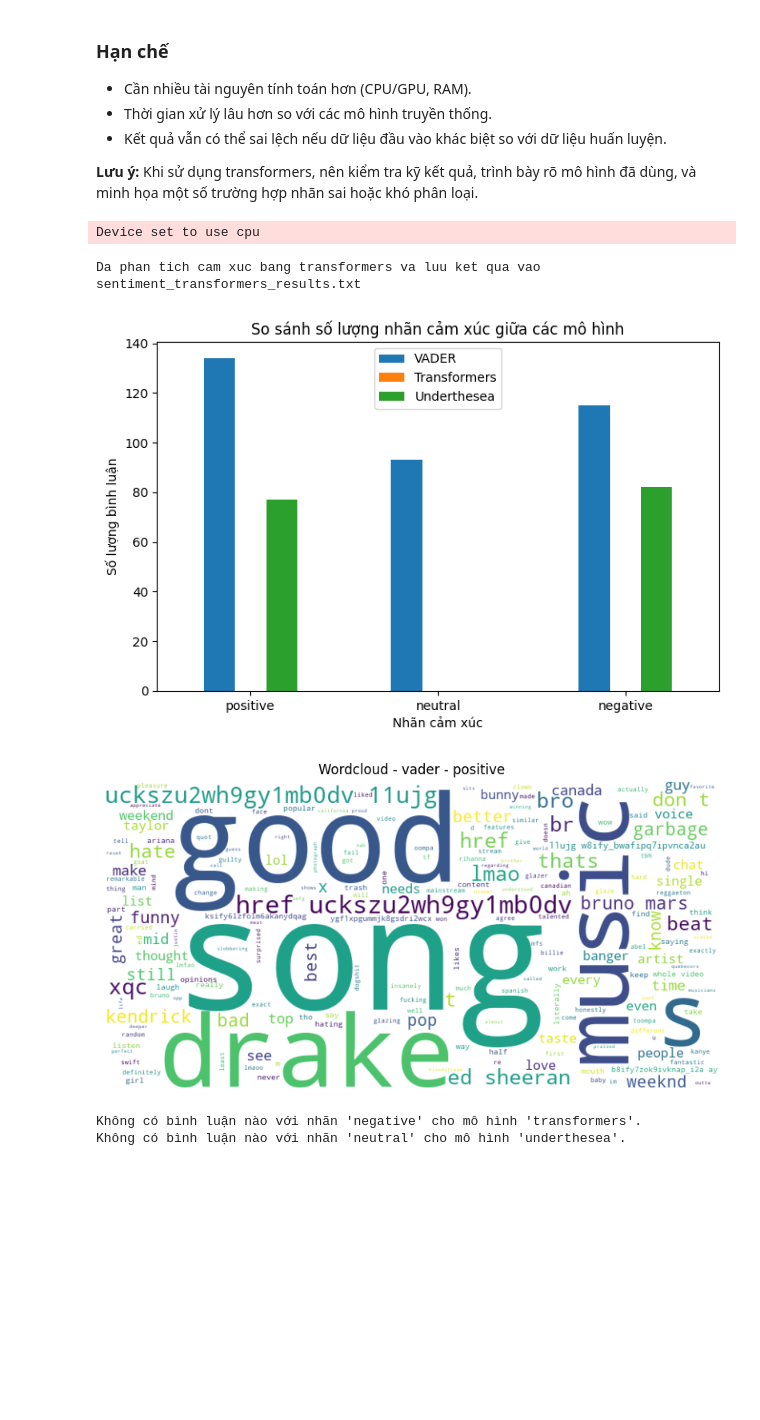
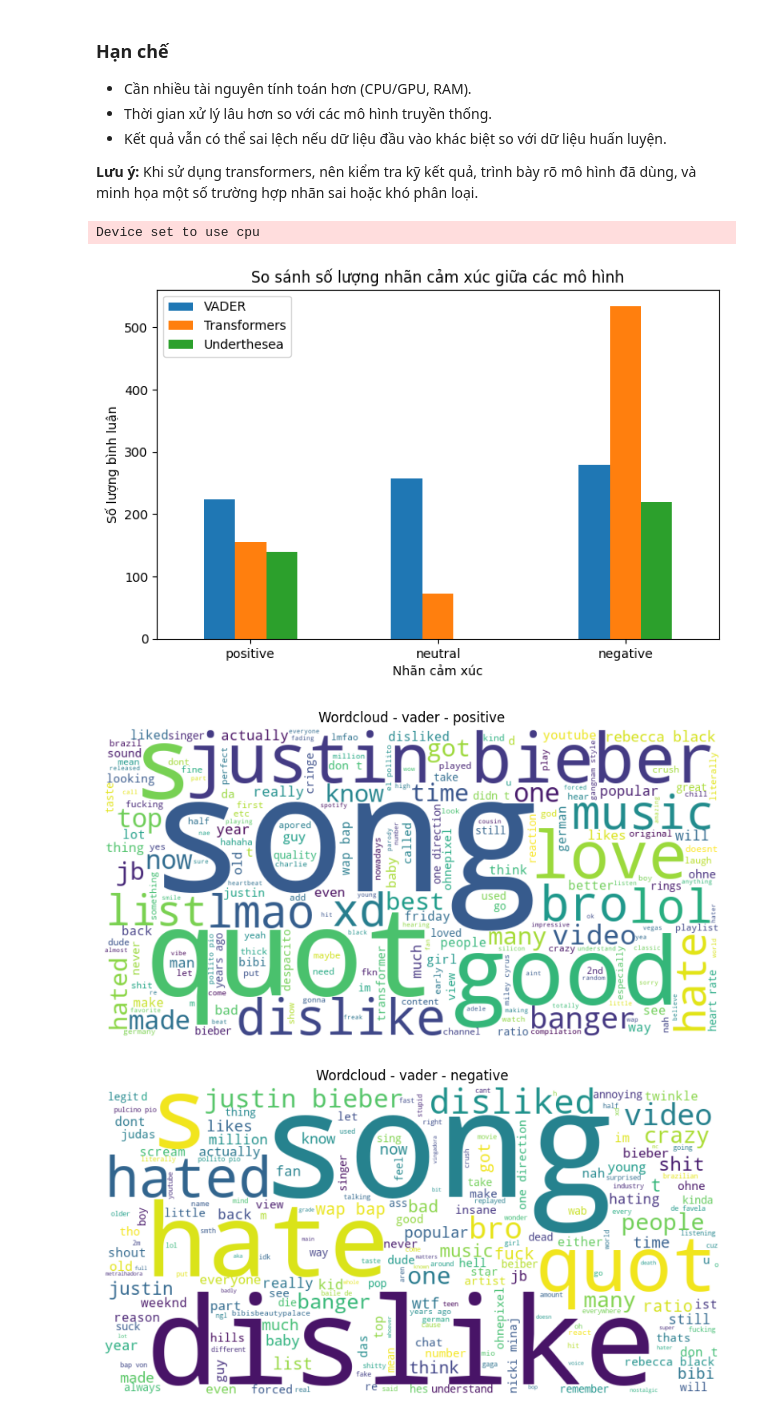
Before and after one commit to cuongiu2009/youtube_sentiment, a Jupyter notebook: youtube_sentiment.ipynb, the cells around one changed output. Drawn from its saved outputs; the diff is of its cells as text; code cells hidden in the pictures; blank space fills up the shorter version.

```diff
--- a/youtube_sentiment.ipynb
+++ b/youtube_sentiment.ipynb
@@ -4,7 +4,7 @@ from googleapiclient.discovery import build
 # Thay bằng API key của bạn
 API_KEY = 'AIzaSyCvvU-RLcU3Ypr4iS45xHjYAkGZxY_pvPo'
 # Thay bằng ID video Youtube bạn muốn lấy bình luận
-VIDEO_ID = 'WczjkQ4b0g0'
+VIDEO_ID = 'inye4-009xQ'
 
 def get_youtube_comments(api_key, video_id):
     youtube = build('youtube', 'v3', developerKey=api_key)
@@ -177,7 +180,6 @@ if __name__ == "__main__":
     analyze_sentiment_transformers('cleaned_comments.txt', 'sentiment_transformers_results.txt')
 # %% [output]
 Device set to use cpu
-Da phan tich cam xuc bang transformers va luu ket qua vao sentiment_transformers_results.txt
 # %%
 # Tổng hợp và trực quan hóa kết quả phân tích cảm xúc từ 3 mô hình
 import pandas as pd
@@ -224,37 +226,37 @@ counts = {
     'VADER': [sum(df['vader'] == l) for l in labels],
     'Transformers': [sum(df['transformers'] == l) for l in labels],
     'Underthesea': [sum(df['underthesea'] == l) for l in labels]
 }
 df_counts = pd.DataFrame(counts, index=labels)
 df_counts.plot(kind='bar', figsize=(8,5))
 plt.title('So sánh số lượng nhãn cảm xúc giữa các mô hình')
 plt.ylabel('Số lượng bình luận')
 plt.xlabel('Nhãn cảm xúc')
 plt.xticks(rotation=0)
 plt.show()
 
 # Hàm vẽ wordcloud cho từng nhãn và mô hình
 def plot_wordcloud_by_label(df, model_col, label):
     comments = df[df[model_col] == label]['comment']
     if len(comments) == 0:
         print(f"Không có bình luận nào với nhãn '{label}' cho mô hình '{model_col}'.")
         return
     text = ' '.join(comments)
     wordcloud = WordCloud(width=800, height=400, background_color='white', colormap='viridis').generate(text)
     plt.figure(figsize=(10, 5))
     plt.imshow(wordcloud, interpolation='bilinear')
     plt.axis('off')
     plt.title(f'Wordcloud - {model_col} - {label}')
     plt.show()
 
-# Ví dụ: wordcloud cho bình luận tích cực của VADER
+# Wordcloud cho bình luận tích cực và tiêu cực của VADER
 plot_wordcloud_by_label(df, 'vader', 'positive')
+plot_wordcloud_by_label(df, 'vader', 'negative')
 
-# Có thể lặp lại cho các nhãn khác và các mô hình khác
+# Wordcloud cho bình luận tích cực và tiêu cực của Transformers
+plot_wordcloud_by_label(df, 'transformers', 'positive')
 plot_wordcloud_by_label(df, 'transformers', 'negative')
-plot_wordcloud_by_label(df, 'underthesea', 'neutral')
 # %% [output]
-[figure, old version]
+[figure, new version]
-[figure, old version]
+[figure, new version]
-Không có bình luận nào với nhãn 'negative' cho mô hình 'transformers'.
-Không có bình luận nào với nhãn 'neutral' cho mô hình 'underthesea'.
+[figure, added]
```
Also changed, not shown: parts of 3 cells of this notebook, 5 other files.
